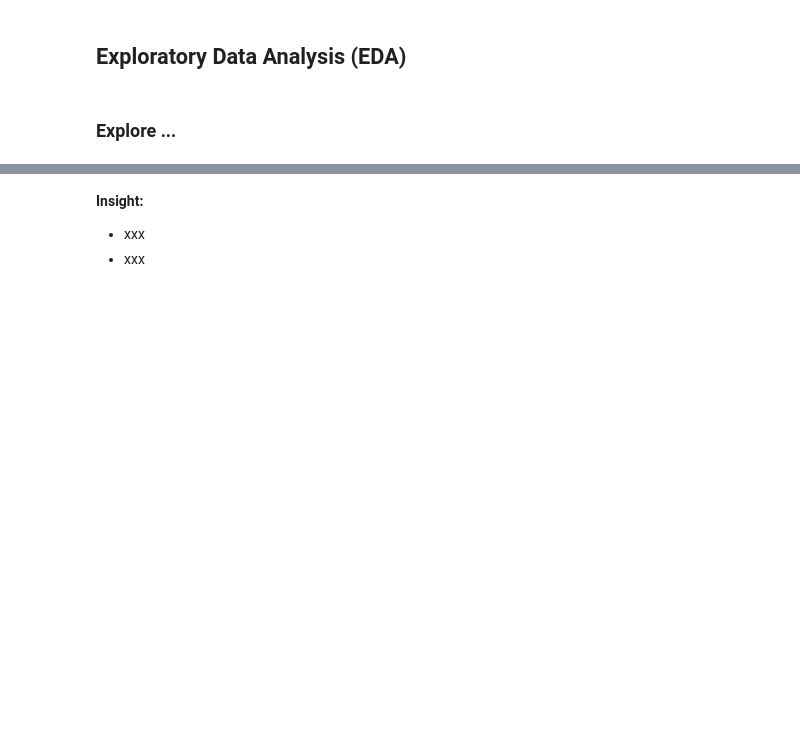
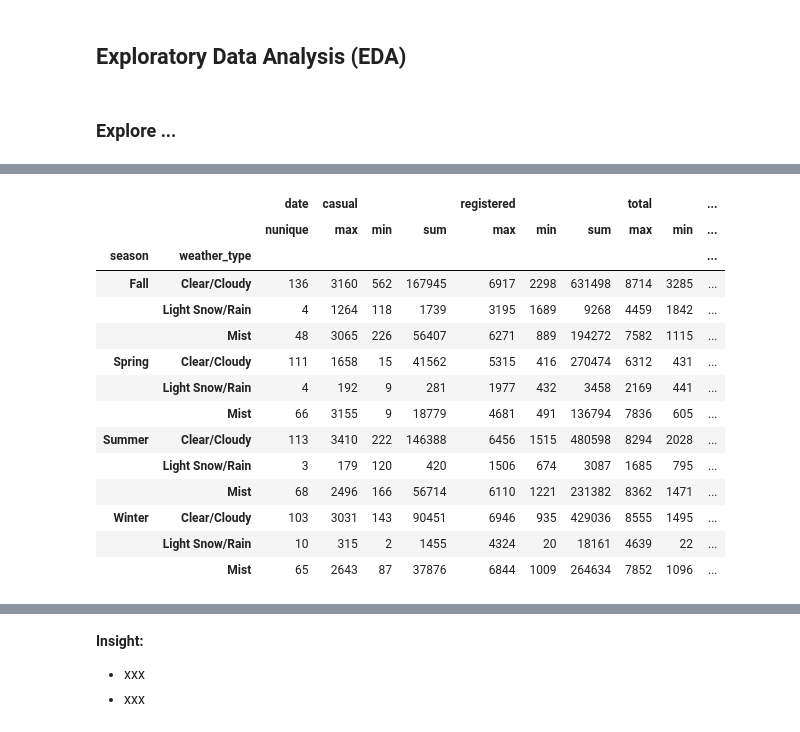
Before and after one commit to mikhail-karim/dicoding-bike_sharing_analysis-submission, a Jupyter notebook: notebook.ipynb, the cells around one changed output, grey strips where cells are left out. Drawn from its saved outputs; the diff is of its cells as text; code cells hidden in the pictures; blank space fills up the shorter version.

```diff
--- a/notebook.ipynb
+++ b/notebook.ipynb
@@ -442,0 +521,23 @@ memory usage: 1.9+ MB
+# %%
+day_df.groupby(by = ['season', 'weather_type']).agg({
+    'date' : ['nunique'],
+    'casual' : ['max', 'min', 'sum'],
+    'registered' : ['max', 'min', 'sum'],
+    'total' : ['max', 'min', 'sum', 'mean', 'std']
+})
+# %% [output]
+|  |  | date | casual |  |  | registered |  |  | total |  | ... |
+|  |  | nunique | max | min | sum | max | min | sum | max | min | ... |
+| season | weather_type |  |  |  |  |  |  |  |  |  | ... |
+| Fall | Clear/Cloudy | 136 | 3160 | 562 | 167945 | 6917 | 2298 | 631498 | 8714 | 3285 | ... |
+|  | Light Snow/Rain | 4 | 1264 | 118 | 1739 | 3195 | 1689 | 9268 | 4459 | 1842 | ... |
+|  | Mist | 48 | 3065 | 226 | 56407 | 6271 | 889 | 194272 | 7582 | 1115 | ... |
+| Spring | Clear/Cloudy | 111 | 1658 | 15 | 41562 | 5315 | 416 | 270474 | 6312 | 431 | ... |
+|  | Light Snow/Rain | 4 | 192 | 9 | 281 | 1977 | 432 | 3458 | 2169 | 441 | ... |
+|  | Mist | 66 | 3155 | 9 | 18779 | 4681 | 491 | 136794 | 7836 | 605 | ... |
+| Summer | Clear/Cloudy | 113 | 3410 | 222 | 146388 | 6456 | 1515 | 480598 | 8294 | 2028 | ... |
+|  | Light Snow/Rain | 3 | 179 | 120 | 420 | 1506 | 674 | 3087 | 1685 | 795 | ... |
+|  | Mist | 68 | 2496 | 166 | 56714 | 6110 | 1221 | 231382 | 8362 | 1471 | ... |
+| Winter | Clear/Cloudy | 103 | 3031 | 143 | 90451 | 6946 | 935 | 429036 | 8555 | 1495 | ... |
+|  | Light Snow/Rain | 10 | 315 | 2 | 1455 | 4324 | 20 | 18161 | 4639 | 22 | ... |
+|  | Mist | 65 | 2643 | 87 | 37876 | 6844 | 1009 | 264634 | 7852 | 1096 | ... |
```
Also changed, not shown: parts of 13 cells of this notebook.
